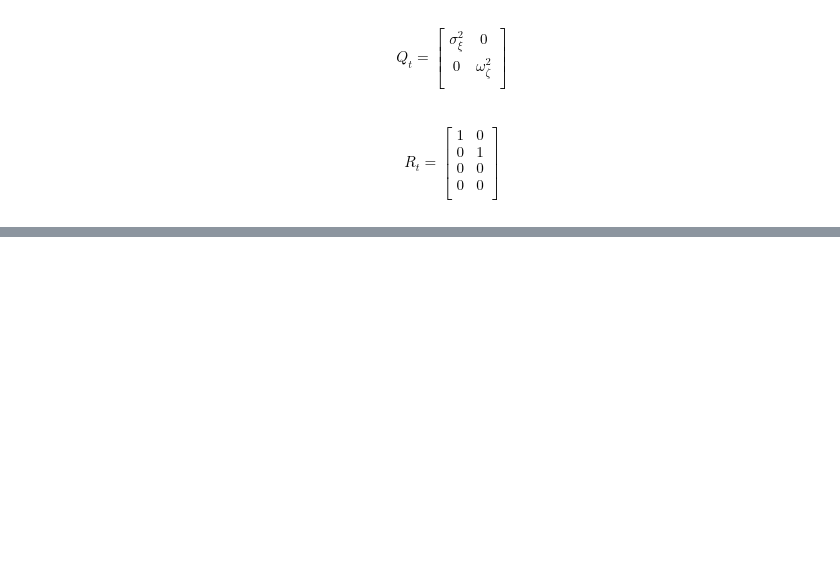
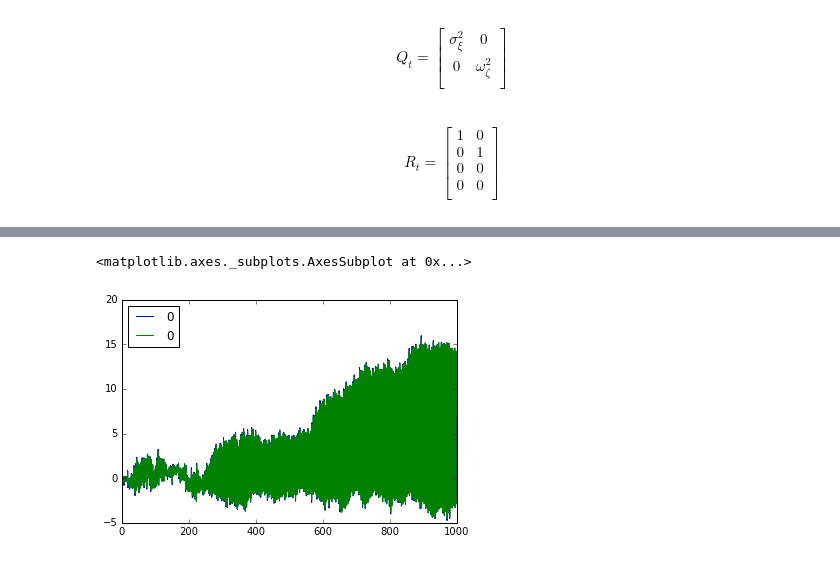
Before and after one commit to pedrobraz1990/BayesianEconometrics, a Jupyter notebook: Local Level Model.ipynb, the cells around one changed output, grey strips where cells are left out. Cells and saved outputs as stored; diff of their text form; code cells hidden in the pictures; blank space fills up the shorter version.

```diff
--- a/Local Level Model.ipynb
+++ b/Local Level Model.ipynb
@@ -86,0 +180,7 @@ $$\gamma_{t+1} = -\gamma_{t} - \gamma_{t-1} - \theta_1\gamma_{t-2} + \omega_t \s
+# %%
+
+Q = pd.DataFrame([
+        [0.1,0],
+        [0,0.2],
+    ])
+Q
@@ -86,0 +191,3 @@ $$\gamma_{t+1} = -\gamma_{t} - \gamma_{t-1} - \theta_1\gamma_{t-2} + \omega_t \s
+# %%
+a1 = pd.DataFrame([0,0,0,0])
+a1
@@ -86,0 +200,3 @@ $$\gamma_{t+1} = -\gamma_{t} - \gamma_{t-1} - \theta_1\gamma_{t-2} + \omega_t \s
+# %%
+P1 = pd.DataFrame(np.diag([1,1,1,1]))
+P1
@@ -86,0 +209,8 @@ $$\gamma_{t+1} = -\gamma_{t} - \gamma_{t-1} - \theta_1\gamma_{t-2} + \omega_t \s
+# %%
+kf = KalmanFilter(y=y, Z=Z, H=H, T=T, Q=Q, a1=a1, P1=P1, R=R, nStates=4)
+kf.runFilter()
+# %%
+pd.concat([kf.y , kf.yhat],axis=1).plot()
+# %% [output]
+<matplotlib.axes._subplots.AxesSubplot at 0x...>
+[figure, added]
```
Also changed, not shown: parts of 25 cells of this notebook, 4 other files.
